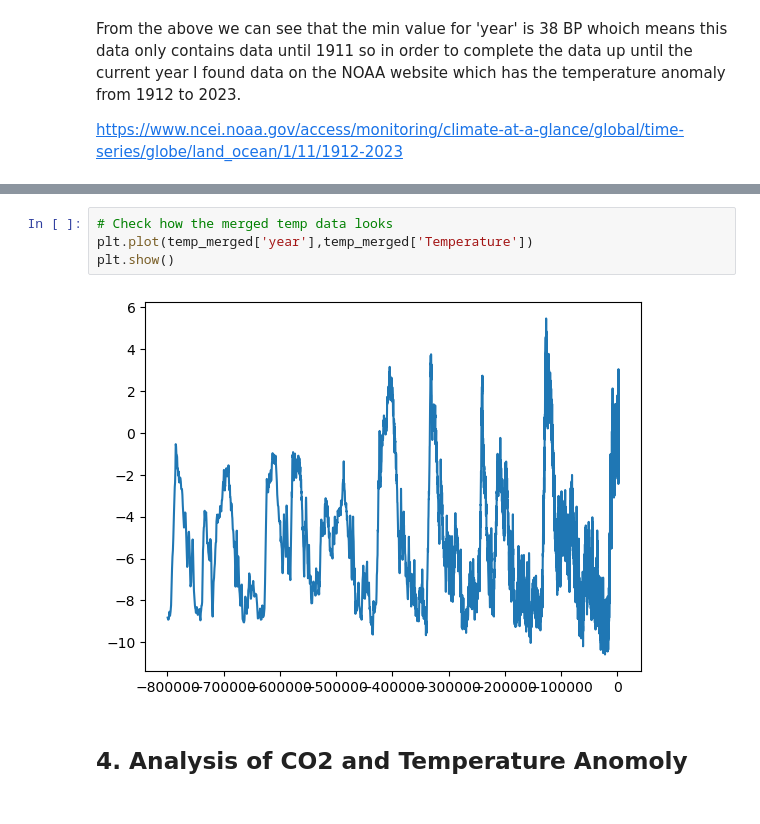
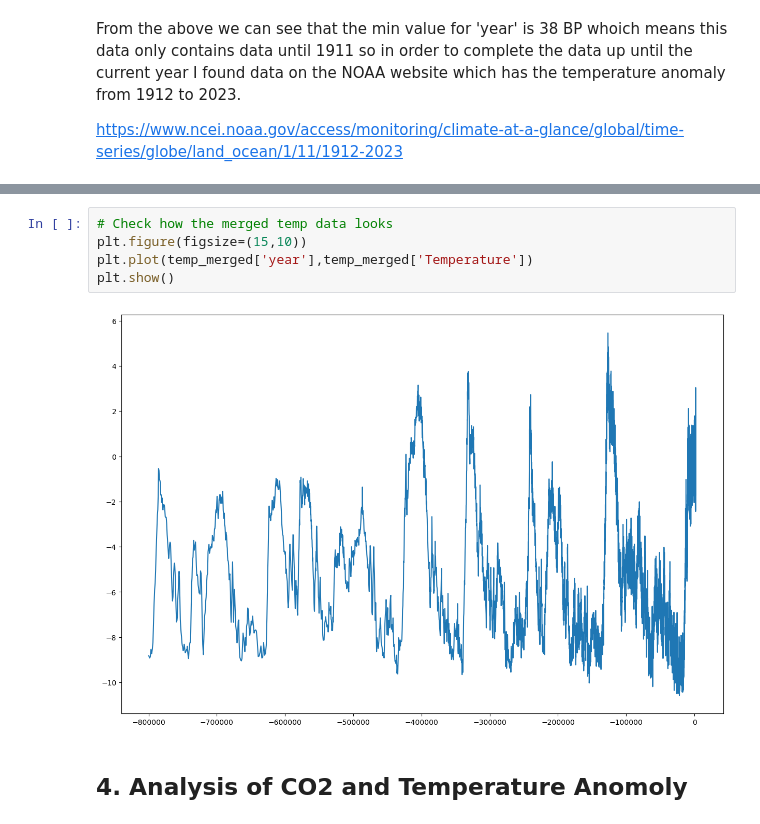
Before and after one commit to lgrealish/PfDA_Project_2, a Jupyter notebook: PfDA_Assignment2.ipynb, the cells around one changed output, grey strips where cells are left out. Cells and saved outputs as stored; diff of their text form.

```diff
--- a/PfDA_Assignment2.ipynb
+++ b/PfDA_Assignment2.ipynb
@@ -210,9 +155,10 @@ temp_merged.describe()
 # %%
 # Check how the merged temp data looks
+plt.figure(figsize=(15,10))
 plt.plot(temp_merged['year'],temp_merged['Temperature'])
 plt.show()
 # %% [output]
-[figure, old version]
+[figure, new version]
 # %% [markdown]
 ## 4. Analysis of CO2 and Temperature Anomoly <a id="co2-temp-analysis"></a>
 # %%
```
Also changed, not shown: parts of 19 cells of this notebook.
